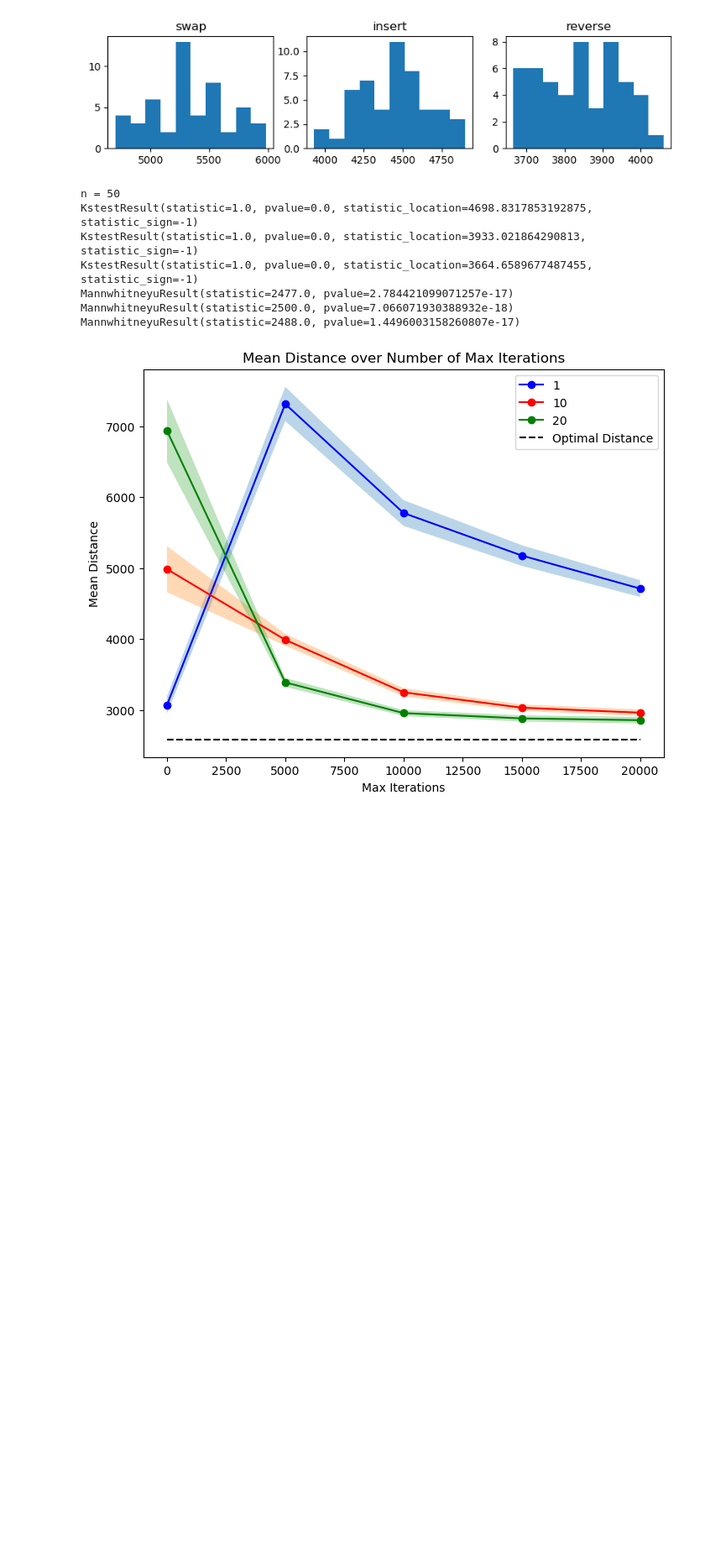
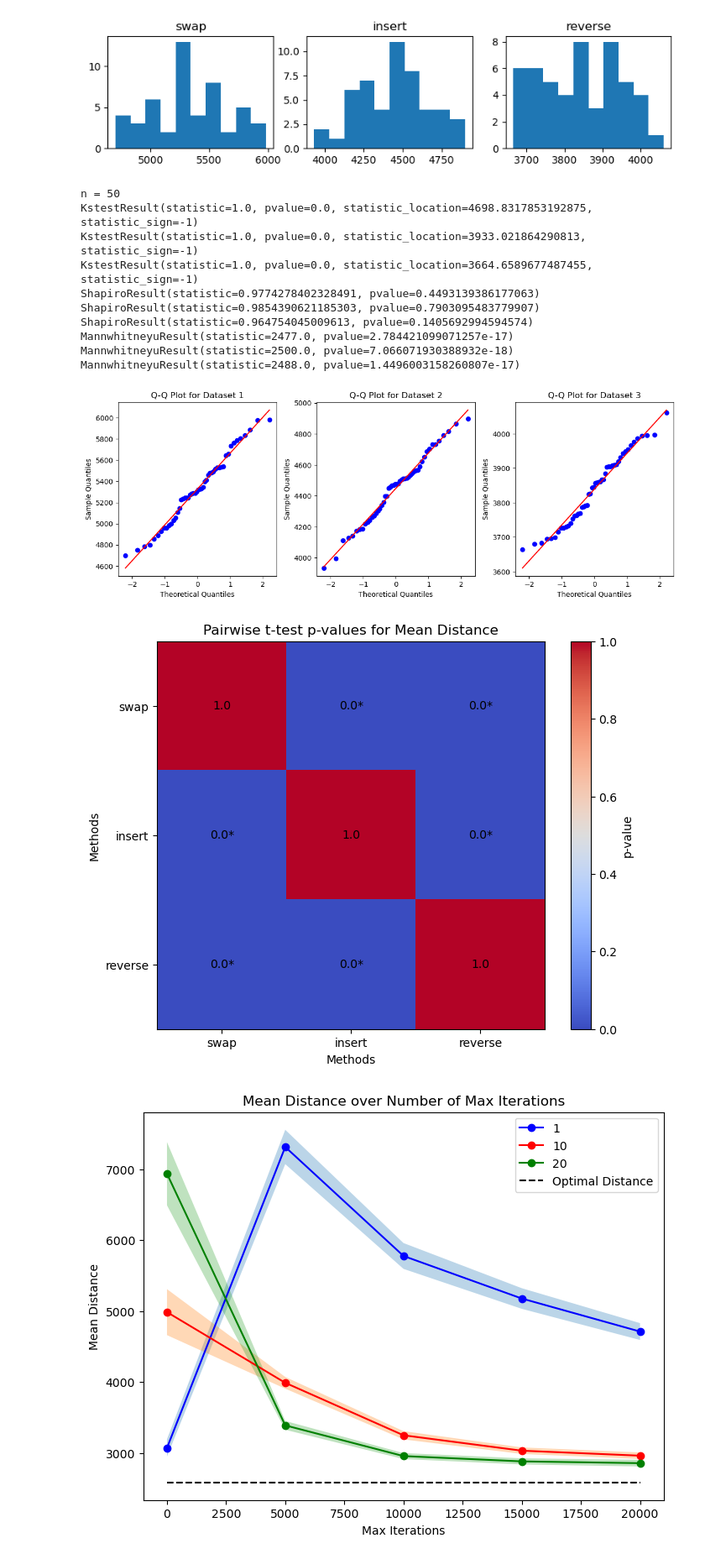
Before and after one commit to Foundnation/Stochastic-Simulation, a Jupyter notebook: TSM/analyse_data.ipynb, the cells around one changed output. Shown at 84% size. Cells and saved outputs as stored; diff of their text form; code cells hidden in the pictures; blank space fills up the shorter version.

Commit message:
qq plots

```diff
--- a/TSM/analyse_data.ipynb
+++ b/TSM/analyse_data.ipynb
@@ -106,23 +106,45 @@ plot_distributions(final_dists_perm_operators, labels)
 # %%
 print(f'n = {len(final_dists_perm_operators[0])}')
 
 for data in final_dists_perm_operators:
     print(stats.kstest(data, 'norm'))
+
+for data in final_dists_perm_operators:
+    print(stats.shapiro(data))
 
 for i in range(len(final_dists_perm_operators)):
     for j in range(i, len(final_dists_perm_operators)):
         if i != j:
             data1 = final_dists_perm_operators[i]
             data2 = final_dists_perm_operators[j]
             print(stats.mannwhitneyu(data1, data2))
+
+plt.figure(figsize=(12, 8))
+
+for idx, data in enumerate(final_dists_perm_operators):
+    plt.subplot(2, 3, idx + 1)
+    stats.probplot(data, dist="norm", plot=plt)
+    plt.title(f'Q-Q Plot for Dataset {idx + 1}')
+    plt.xlabel('Theoretical Quantiles')
+    plt.ylabel('Sample Quantiles')
+
+plt.tight_layout()
+plt.show()
+
+plot_pairwise_ttest(final_dists_perm_operators, labels)
 # %% [output]
 n = 50
 KstestResult(statistic=1.0, pvalue=0.0, statistic_location=4698.8317853192875, statistic_sign=-1)
 KstestResult(statistic=1.0, pvalue=0.0, statistic_location=3933.021864290813, statistic_sign=-1)
 KstestResult(statistic=1.0, pvalue=0.0, statistic_location=3664.6589677487455, statistic_sign=-1)
+ShapiroResult(statistic=0.9774278402328491, pvalue=0.4493139386177063)
+ShapiroResult(statistic=0.9854390621185303, pvalue=0.7903095483779907)
+ShapiroResult(statistic=0.964754045009613, pvalue=0.1405692994594574)
 MannwhitneyuResult(statistic=2477.0, pvalue=2.784421099071257e-17)
 MannwhitneyuResult(statistic=2500.0, pvalue=7.066071930388932e-18)
 MannwhitneyuResult(statistic=2488.0, pvalue=1.4496003158260807e-17)
+[figure, added]
+[figure, added]
 # %%
 filepaths = [
     'generated_data/dist_chain_length-1_maxiter20001_numruns40.csv',
```
Also changed, not shown: parts of 1 cell of this notebook.
